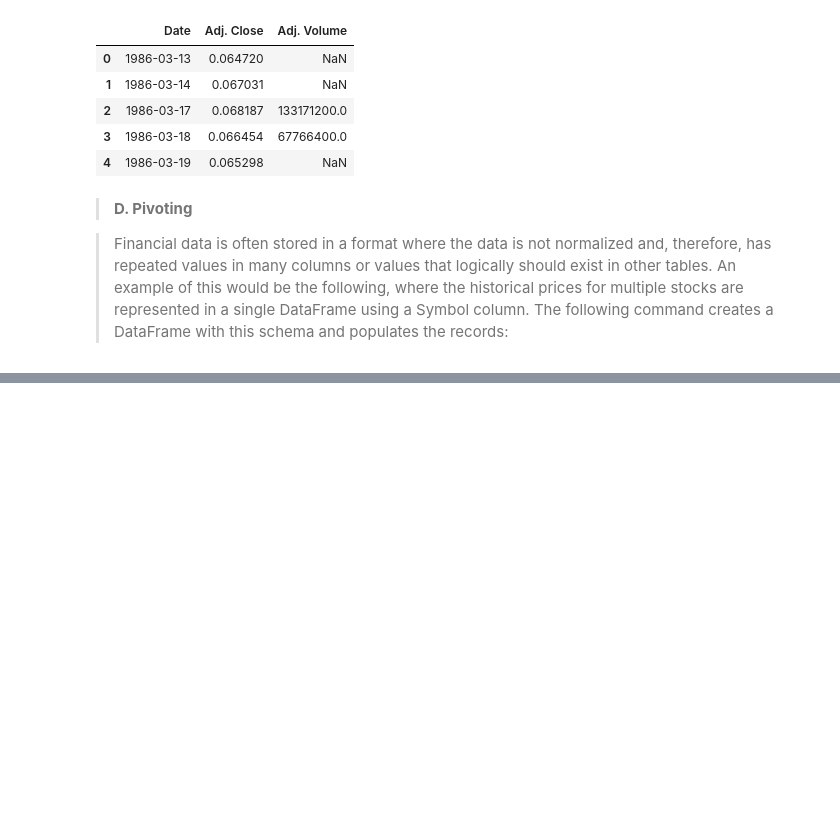
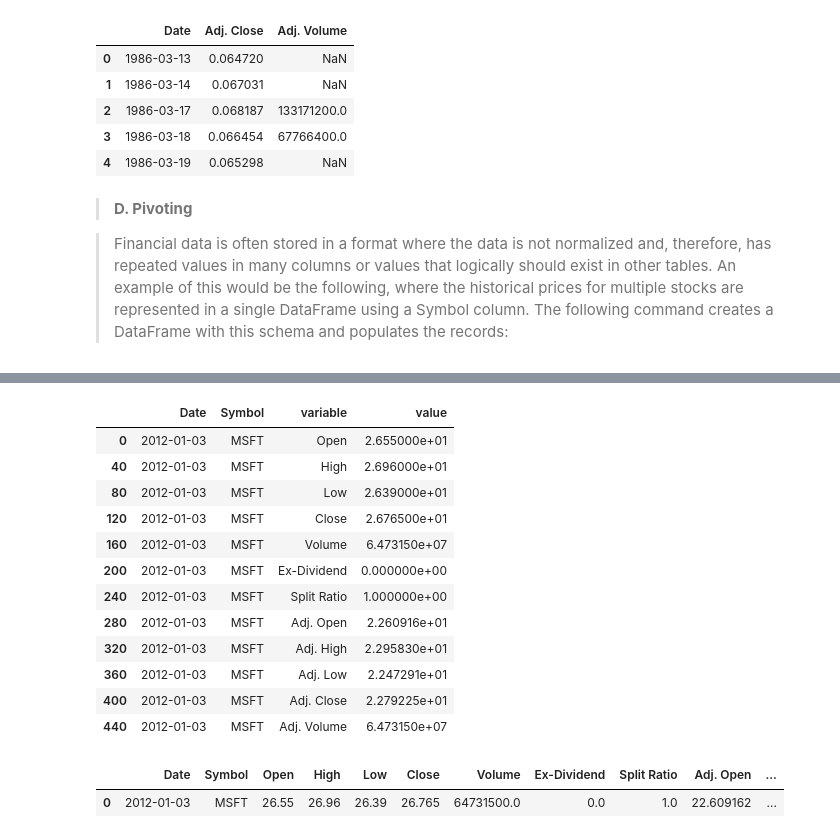
Before and after one commit to gauravsingh1012/Data-Analysis-and-Data-Visualisation, a Jupyter notebook: Mastering_Pandas_For_Finance.ipynb, the cells around one changed output, grey strips where cells are left out. Saved outputs shown, nothing was run; the diff lists cells and outputs as text; code cells hidden in the pictures; blank space fills up the shorter version.

```diff
--- a/Mastering_Pandas_For_Finance.ipynb
+++ b/Mastering_Pandas_For_Finance.ipynb
@@ -432,0 +588,3 @@ populates the records:
+# %%
+melted = pd.melt(janData, id_vars=['Date', 'Symbol'])
+melted[:5]
@@ -432,0 +608,22 @@ populates the records:
+# %%
+melted[(melted.Date=='2012-01-03') & (melted.Symbol=='MSFT')]
+# %% [output]
+|  | Date | Symbol | variable | value |
+| 0 | 2012-01-03 | MSFT | Open | 2.655000e+01 |
+| 40 | 2012-01-03 | MSFT | High | 2.696000e+01 |
+| 80 | 2012-01-03 | MSFT | Low | 2.639000e+01 |
+| 120 | 2012-01-03 | MSFT | Close | 2.676500e+01 |
+| 160 | 2012-01-03 | MSFT | Volume | 6.473150e+07 |
+| 200 | 2012-01-03 | MSFT | Ex-Dividend | 0.000000e+00 |
+| 240 | 2012-01-03 | MSFT | Split Ratio | 1.000000e+00 |
+| 280 | 2012-01-03 | MSFT | Adj. Open | 2.260916e+01 |
+| 320 | 2012-01-03 | MSFT | Adj. High | 2.295830e+01 |
+| 360 | 2012-01-03 | MSFT | Adj. Low | 2.247291e+01 |
+| 400 | 2012-01-03 | MSFT | Adj. Close | 2.279225e+01 |
+| 440 | 2012-01-03 | MSFT | Adj. Volume | 6.473150e+07 |
+# %%
+#while same operation on original dataframe of JanData would have revealed a subset dataframe based on boolean op:
+janData[(janData.Date=='2012-01-03') & (janData.Symbol=='MSFT')]
+# %% [output]
+|  | Date | Symbol | Open | High | Low | Close | Volume | Ex-Dividend | Split Ratio | Adj. Open | ... |
+| 0 | 2012-01-03 | MSFT | 26.55 | 26.96 | 26.39 | 26.765 | 64731500.0 | 0.0 | 1.0 | 22.609162 | ... |
```
Also changed, not shown: parts of 65 cells of this notebook.
